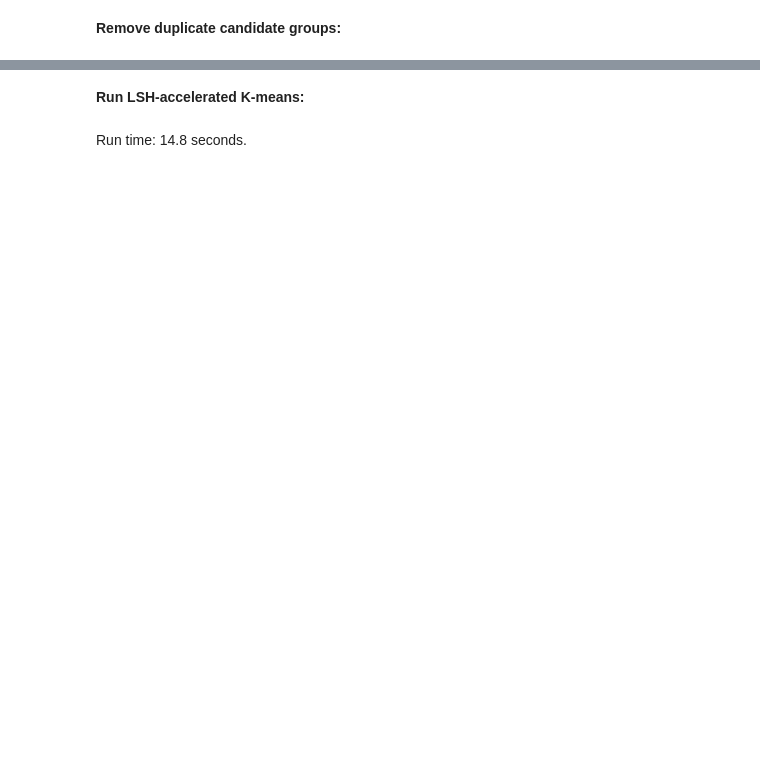
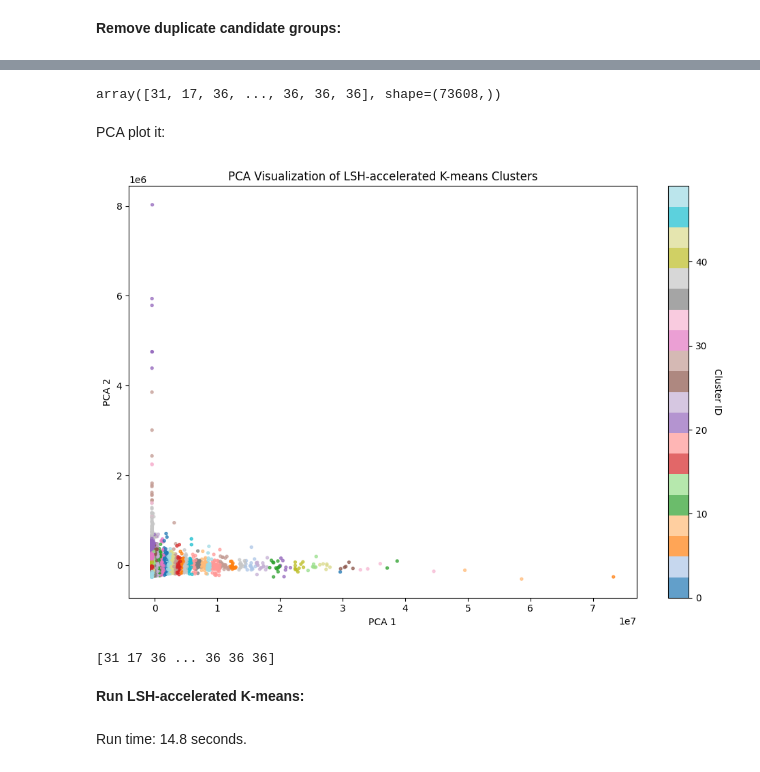
Before and after one commit to adamajane/computational-tools-for-data-science-02807-project, a Jupyter notebook: 3-recommendation-search/3.ipynb, the cells around one changed output, grey strips where cells are left out. Cells and saved outputs as stored; diff of their text form; code cells hidden in the pictures; blank space fills up the shorter version.

Commit message:
LSH & K-mean combination + PCA visualization

```diff
--- a/3-recommendation-search/3.ipynb
+++ b/3-recommendation-search/3.ipynb
@@ -86,3 +191,8 @@ for table in buckets_per_table:
             continue
         for idx in members:
             candidate_sets[idx].update(members)
+# %%
+#Content of each bucket, unrelated to tables.
+
+for i in range(0,3):
+    print(f"len: {len(candidate_sets[i])}",candidate_sets[i])
@@ -110,0 +361,15 @@ Run time: 15.8 seconds.
+# %%
+#Flatten:
+
+#The code unifies centroids.
+#It combines all centroids (from both small and large clusters) into a single matrix, where each row is a centroid.
+
+local_centroids = np.vstack([
+    c if c.ndim == 2 else np.expand_dims(c, axis=0) #If centroid is already 2D (c.ndim == 2), use it as-is.
+                                                    #If c is 1D (e.g., from a small cluster), reshape it to 2D
+                                                    #using np.expand_dims(c, axis=0).
+                                                    #This adds a new axis, converting a 1D array of shape (n_features,) to (1, n_features)
+    for c in local_centroids
+])
+
+#In short: Converts shape (n_features,) to (1, n_features), for the really small clusters.
@@ -110,0 +394,21 @@ Run time: 15.8 seconds.
+# %%
+#Run global K-means on local centroids:
+
+k_global = 50  # final number of clusters
+
+km_global = KMeans(n_clusters=k_global, n_init='auto')
+km_global.fit(local_centroids)
+
+final_centroids = km_global.cluster_centers_
+# %%
+#Assign points to the final centroid:
+
+from sklearn.metrics import pairwise_distances_argmin
+
+labels_global = pairwise_distances_argmin(X, final_centroids)
+# %%
+labels_global
+# %% [output]
+array([31, 17, 36, ..., 36, 36, 36], shape=(73608,))
+# %% [markdown]
+PCA plot it:
@@ -111,2 +468,10 @@ Run time: 15.8 seconds.
+# %%
+plot_clusters_pca(X, labels_global)
+# %% [output]
+[figure, added]
+# %%
+print(labels_global)
+# %% [output]
+[31 17 36 ... 36 36 36]
 # %% [markdown]
 **Run LSH-accelerated K-means:**
```
Also changed, not shown: parts of 38 cells of this notebook, 2 other files.
